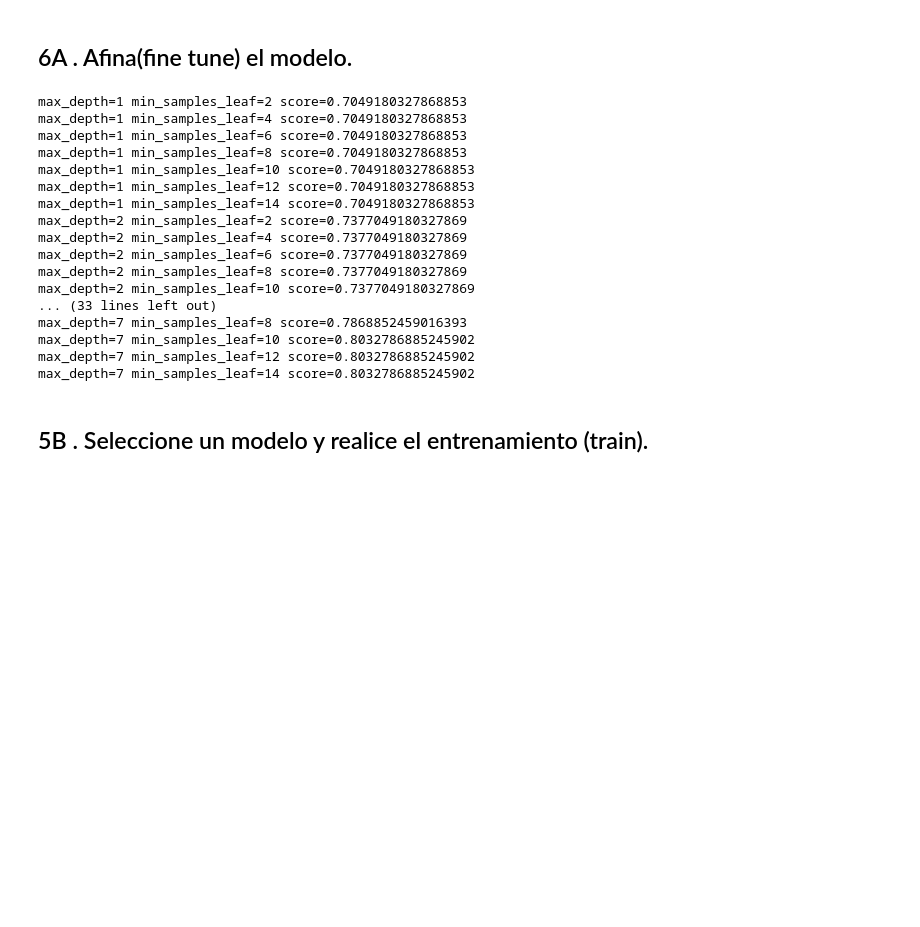
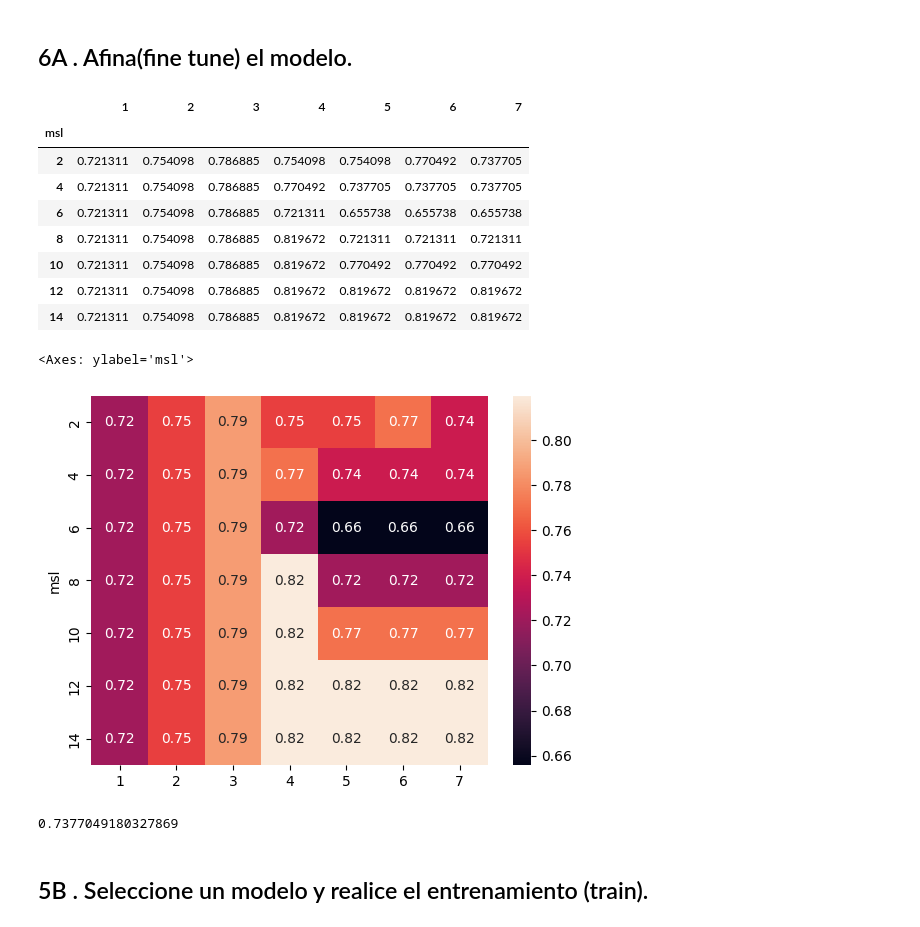
Before and after one commit to vazquezmanuel/curso-ciencia-de-datos, a Jupyter notebook: CD_16_ML_DecisionTree-RandomForest_EnfermedadesCorazon/CD_16_ML_DecisionTree-RandomForest_EnfermedadesCorazon.ipynb, the cells around one changed output. Saved outputs shown, nothing was run; the diff lists cells and outputs as text; code cells hidden in the pictures; blank space fills up the shorter version.

```diff
--- a/CD_16_ML_DecisionTree-RandomForest_EnfermedadesCorazon/CD_16_ML_DecisionTree-RandomForest_EnfermedadesCorazon.ipynb
+++ b/CD_16_ML_DecisionTree-RandomForest_EnfermedadesCorazon/CD_16_ML_DecisionTree-RandomForest_EnfermedadesCorazon.ipynb
@@ -334,31 +334,40 @@ modelo_DT.score(X_test, y_test)
 ## 6A .  Afina(fine tune) el modelo.
 # %%
 # Ajuste de los parametros max_depth y min_samples_leaf
+resultados = pd.DataFrame()
+resultados['msl'] = [i for i in range(2, 15, 2)]
+resultados = resultados.set_index('msl')
 for i in range(1, 8, 1):
+    lista = []
     for j in range(2, 15, 2):
         modelo_DT = DecisionTreeClassifier(max_depth = i,
                                            min_samples_leaf = j)
         modelo_DT.fit(X_train, y_train)
         score_D = modelo_DT.score(X_test, y_test)
-        print(f'max_depth={i} min_samples_leaf={j} score={score_D}')
+        lista.append(score_D)
+    resultados[i] = lista
+
+resultados
+        # print(f'max_depth={i} min_samples_leaf={j} score={score_D}')
 # %% [output]
-max_depth=1 min_samples_leaf=2 score=0.7049180327868853
-max_depth=1 min_samples_leaf=4 score=0.7049180327868853
-max_depth=1 min_samples_leaf=6 score=0.7049180327868853
-max_depth=1 min_samples_leaf=8 score=0.7049180327868853
-max_depth=1 min_samples_leaf=10 score=0.7049180327868853
-max_depth=1 min_samples_leaf=12 score=0.7049180327868853
-max_depth=1 min_samples_leaf=14 score=0.7049180327868853
-max_depth=2 min_samples_leaf=2 score=0.7377049180327869
-max_depth=2 min_samples_leaf=4 score=0.7377049180327869
-max_depth=2 min_samples_leaf=6 score=0.7377049180327869
-max_depth=2 min_samples_leaf=8 score=0.7377049180327869
-max_depth=2 min_samples_leaf=10 score=0.7377049180327869
-... (33 lines left out)
-max_depth=7 min_samples_leaf=8 score=0.7868852459016393
-max_depth=7 min_samples_leaf=10 score=0.8032786885245902
-max_depth=7 min_samples_leaf=12 score=0.8032786885245902
-max_depth=7 min_samples_leaf=14 score=0.8032786885245902
+|  | 1 | 2 | 3 | 4 | 5 | 6 | 7 |
+| msl |  |  |  |  |  |  |  |
+| 2 | 0.721311 | 0.754098 | 0.786885 | 0.754098 | 0.754098 | 0.770492 | 0.737705 |
+| 4 | 0.721311 | 0.754098 | 0.786885 | 0.770492 | 0.737705 | 0.737705 | 0.737705 |
+| 6 | 0.721311 | 0.754098 | 0.786885 | 0.721311 | 0.655738 | 0.655738 | 0.655738 |
+| 8 | 0.721311 | 0.754098 | 0.786885 | 0.819672 | 0.721311 | 0.721311 | 0.721311 |
+| 10 | 0.721311 | 0.754098 | 0.786885 | 0.819672 | 0.770492 | 0.770492 | 0.770492 |
+| 12 | 0.721311 | 0.754098 | 0.786885 | 0.819672 | 0.819672 | 0.819672 | 0.819672 |
+| 14 | 0.721311 | 0.754098 | 0.786885 | 0.819672 | 0.819672 | 0.819672 | 0.819672 |
+# %%
+sn.heatmap(resultados, annot=True)
+# %% [output]
+<Axes: ylabel='msl'>
+[figure, added]
+# %%
+resultados[7].loc[2]
+# %% [output]
+0.7377049180327869
 # %% [markdown]
 ## 5B .  Seleccione un modelo y realice el entrenamiento (train).
 # %%
```
Also changed, not shown: parts of 17 cells of this notebook, 12 other files.
